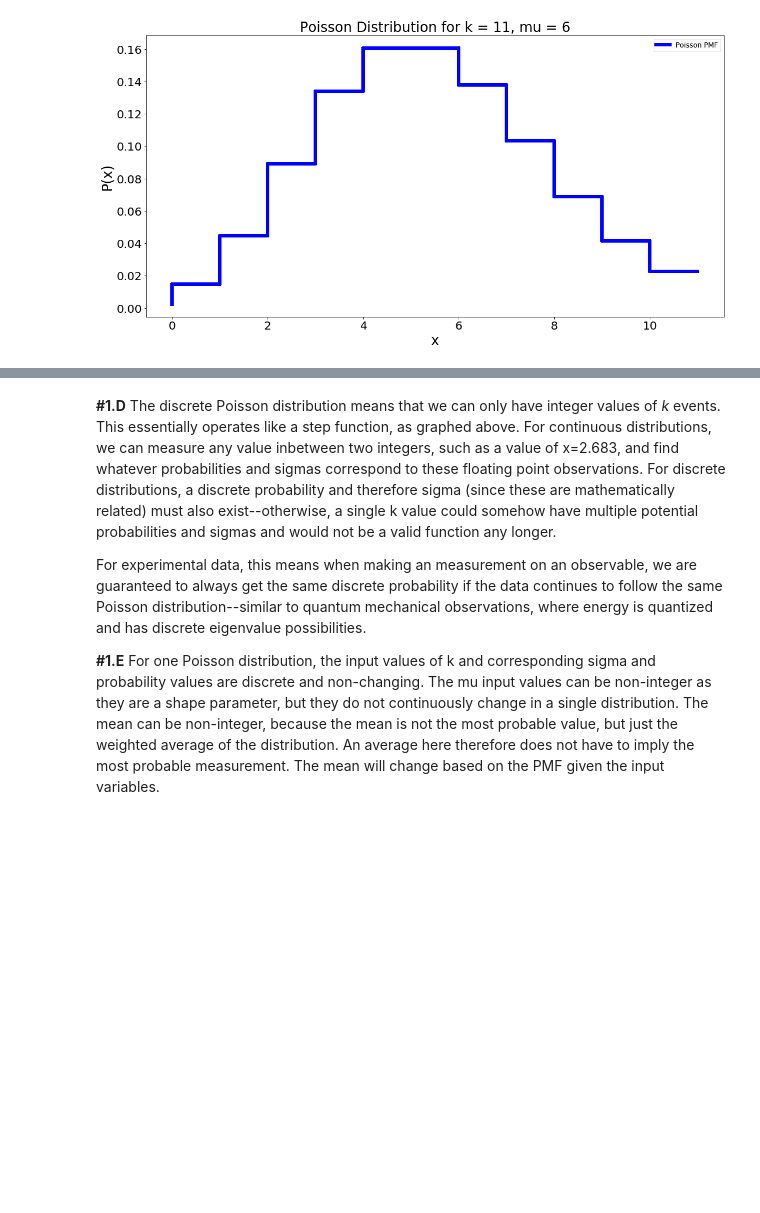
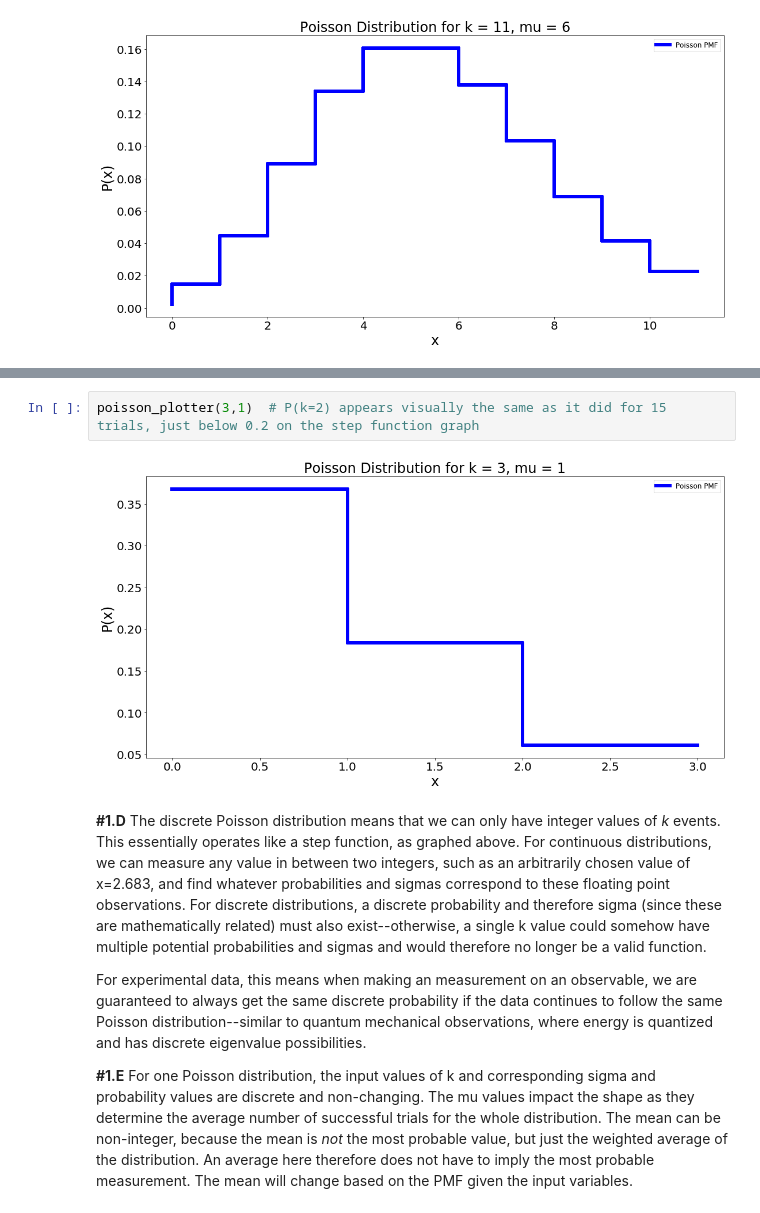
Before and after one commit to darrenhunt2/Phys-434, a Jupyter notebook: Lab1.ipynb, the cells around one changed output, grey strips where cells are left out. Saved outputs shown, nothing was run; the diff lists cells and outputs as text; blank space fills up the shorter version.

```diff
--- a/Lab1.ipynb
+++ b/Lab1.ipynb
@@ -218,6 +224,10 @@ The k=5 step in graph #4 confirms these calculations. The value of 5 is statisti
+# %%
+poisson_plotter(3,1)  # P(k=2) appears visually the same as it did for 15 trials, just below 0.2 on the step function graph
+# %% [output]
+[figure, added]
 # %% [markdown]
-**#1.D** The discrete Poisson distribution means that we can only have integer values of *k* events. This essentially operates like a step function, as graphed above. For continuous distributions, we can measure any value inbetween two integers, such as a value of x=2.683, and find whatever probabilities and sigmas correspond to these floating point observations. For discrete distributions, a discrete probability and therefore sigma (since these are mathematically related) must also exist--otherwise, a single k value could somehow have multiple potential probabilities and sigmas and would not be a valid function any longer.
+**#1.D** The discrete Poisson distribution means that we can only have integer values of *k* events. This essentially operates like a step function, as graphed above. For continuous distributions, we can measure any value in between two integers, such as an arbitrarily chosen value of x=2.683, and find whatever probabilities and sigmas correspond to these floating point observations. For discrete distributions, a discrete probability and therefore sigma (since these are mathematically related) must also exist--otherwise, a single k value could somehow have multiple potential probabilities and sigmas and would therefore no longer be a valid function.
 
 For experimental data, this means when making an measurement on an observable, we are guaranteed to always get the same discrete probability if the data continues to follow the same Poisson distribution--similar to quantum mechanical observations, where energy is quantized and has discrete eigenvalue possibilities.
 
-**#1.E** For one Poisson distribution, the input values of k and corresponding sigma and probability values are discrete and non-changing. The mu input values can be non-integer as they are a shape parameter, but they do not continuously change in a single distribution. The mean can be non-integer, because the mean is not the most probable value, but just the weighted average of the distribution. An average here therefore does not have to imply the most probable measurement. The mean will change based on the PMF given the input variables.
+**#1.E** For one Poisson distribution, the input values of k and corresponding sigma and probability values are discrete and non-changing. The mu values impact the shape as they determine the average number of successful trials for the whole distribution. The mean can be non-integer, because the mean is *not* the most probable value, but just the weighted average of the distribution. An average here therefore does not have to imply the most probable measurement. The mean will change based on the PMF given the input variables.
```
Also changed, not shown: parts of 14 cells of this notebook, 1 other file.
